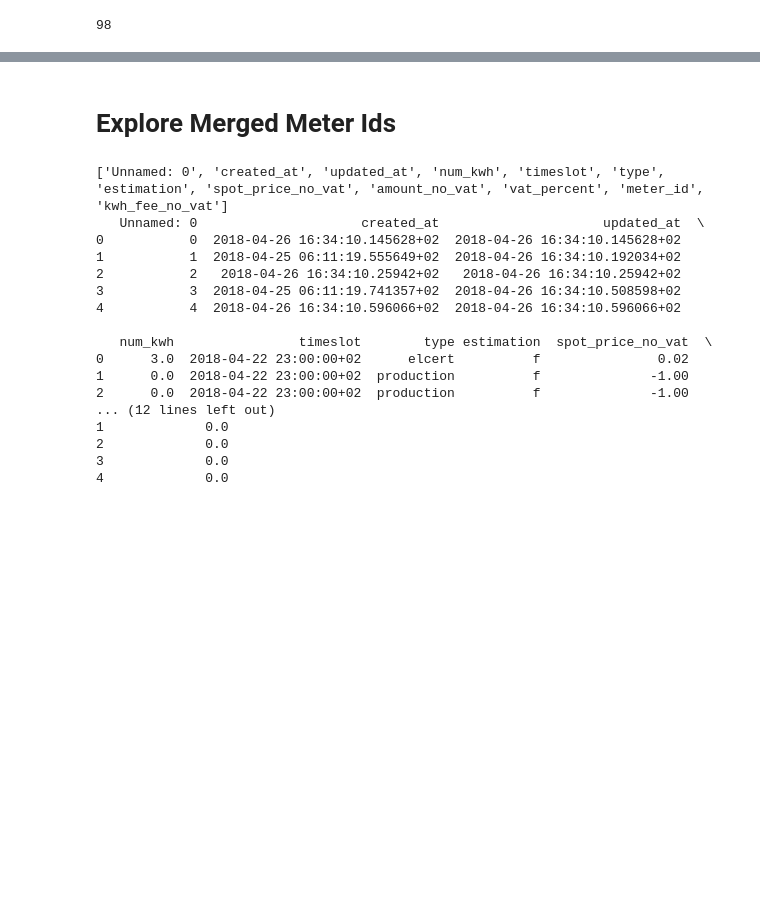
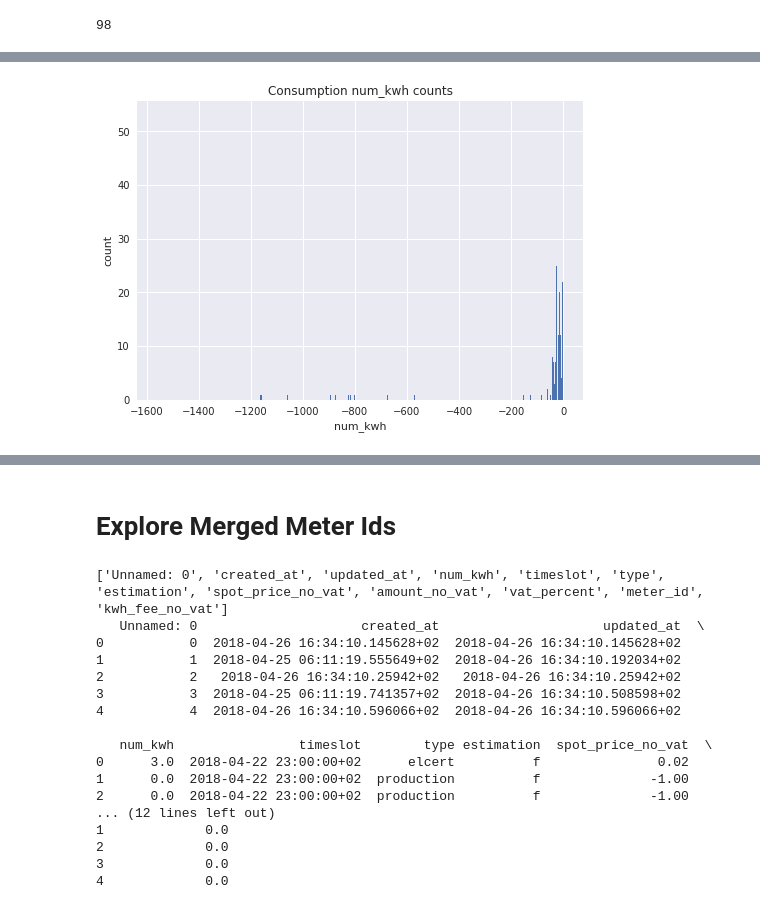
Before and after one commit to 4ug-aug/Otovo-OptimalControl, a Jupyter notebook: explore.ipynb, the cells around one changed output, grey strips where cells are left out. Drawn from its saved outputs; the diff is of its cells as text; code cells hidden in the pictures; blank space fills up the shorter version.

```diff
--- a/explore.ipynb
+++ b/explore.ipynb
@@ -215,0 +255,10 @@ datata.head()
+# %%
+# Load data
+dtype={'adjusts_id': 'object',
+       'ediel_product_code': 'float64',
+       'invoice_item_id': 'object',
+       'parent_id': 'object',
+       'meter_id': 'str'}
+
+file = "data/gridtx-dump-AGGREGATED-CLEANED-THRESHOLD.csv"
+df_threshold = dd.read_csv(file, sep=",", dtype=dtype)
@@ -215,0 +272,12 @@ datata.head()
+# %%
+cons_numkwh_neg_counts = df_threshold[(df_threshold["type"] == "consumption") & (df_threshold["num_kwh"] < 0)]["num_kwh"].value_counts().compute()
+prod_numkwh_neg_counts = df_threshold[(df_threshold["type"] == "production") & (df_threshold["num_kwh"] < 0)]["num_kwh"].value_counts().compute()
+# %%
+# Create barplot of cons_numkwh_neg_counts
+with plt.style.context("seaborn"):
+    plt.bar(cons_numkwh_neg_counts.index, cons_numkwh_neg_counts.values)
+    plt.title("Consumption num_kwh counts")
+    plt.xlabel("num_kwh")
+    plt.ylabel("count")
+# %% [output]
+[figure, added]
```
Also changed, not shown: parts of 67 cells of this notebook.
